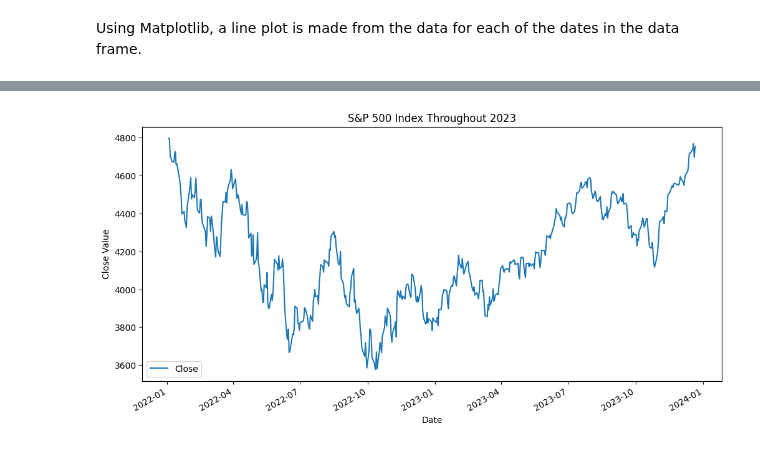
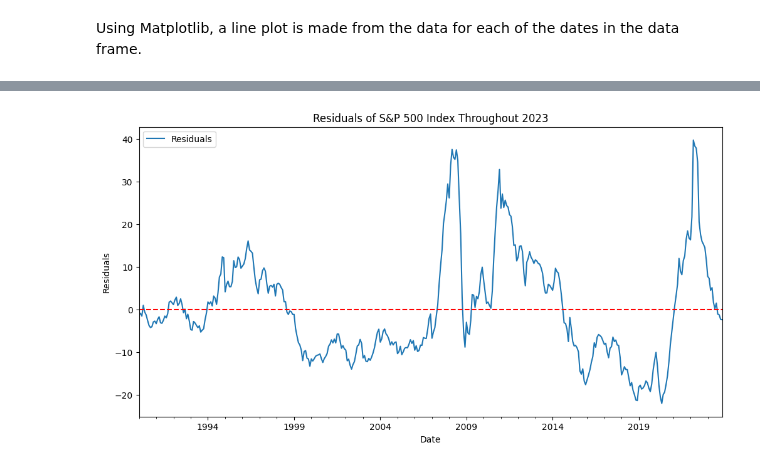
Before and after one commit to Benja-Pauls/Predicting-Commodity-Food-Pricing, a Jupyter notebook: preliminary_experiments/eda_s&p500.ipynb, the cells around one changed output, grey strips where cells are left out. Drawn from its saved outputs; the diff is of its cells as text; code cells hidden in the pictures.

```diff
--- a/preliminary_experiments/eda_s&p500.ipynb
+++ b/preliminary_experiments/eda_s&p500.ipynb
@@ -43,0 +20,3 @@ print(data.tail())
+# %%
+data_food_price_index = pd.read_csv('../data/FAO_Monthly_Real_Food_Price_Indices.csv')
+data_food_price_index.head()
@@ -58,0 +48,12 @@ Using Matplotlib, a line plot is made from the data for each of the dates in the
+# %%
+# Make a line plot of the 'Close' column against the date column with a trendline
+days = (data_food_price_index['Date'] - data_food_price_index['Date'].min()).dt.days
+slope, intercept = np.polyfit(days, data_food_price_index['Food Price Index'], 1)
+trend_line = slope * days + intercept
+plt.plot(data_food_price_index['Date'], data_food_price_index['Food Price Index'], label='Food Price Index')
+plt.plot(data_food_price_index['Date'], trend_line, label='Trend Line', color='red')
+plt.xlabel('date')
+plt.rcParams["figure.figsize"] = (12,6)
+plt.ylabel('Close Value')
+plt.title('S&P 500 Index Throughout 2023')
+plt.show()
@@ -58,0 +68,12 @@ Using Matplotlib, a line plot is made from the data for each of the dates in the
+# %%
+# Make a line plot of the 'Close' column against the date column with a trendline
+days = (data_food_price_index['Date'] - data_food_price_index['Date'].min()).dt.days
+slope0, slope1, slope2,  intercept = np.polyfit(days, data_food_price_index['Food Price Index'], 3)
+trend_line = slope0 * days**3 + slope1 * days**2 + slope2 * days + intercept
+plt.plot(data_food_price_index['Date'], data_food_price_index['Food Price Index'], label='Food Price Index')
+plt.plot(data_food_price_index['Date'], trend_line, label='Trend Line', color='red')
+plt.xlabel('date')
+plt.rcParams["figure.figsize"] = (12,6)
+plt.ylabel('Close Value')
+plt.title('S&P 500 Index Throughout 2023')
+plt.show()
@@ -58,0 +88,8 @@ Using Matplotlib, a line plot is made from the data for each of the dates in the
+# %%
+# Save the value of the trendline at each data point in a new column
+data_food_price_index['Trend'] = trend_line
+
+# Calculate the residuals by subtracting the trendline from the close value
+data_food_price_index['Residuals'] = data_food_price_index['Food Price Index'] - data_food_price_index['Trend']
+
+data_food_price_index.head()
@@ -59,9 +103,10 @@ Using Matplotlib, a line plot is made from the data for each of the dates in the
 # %%
-# Make a line plot of the 'Close' column against the date column
-data.plot(x='Date', y='Close', figsize=(12, 6))
+# Plot the residuals against the date column
+data_food_price_index.plot(x='Date', y='Residuals', figsize=(12, 6))
 plt.xlabel('Date')
-plt.ylabel('Close Value')
-plt.title('S&P 500 Index Throughout 2023')
+plt.ylabel('Residuals')
+plt.title('Residuals of S&P 500 Index Throughout 2023')
+plt.axhline(y=0, color='red', linestyle='--')
 plt.show()
 # %% [output]
-[figure, old version]
+[figure, new version]
```
Also changed, not shown: parts of 15 cells of this notebook.
